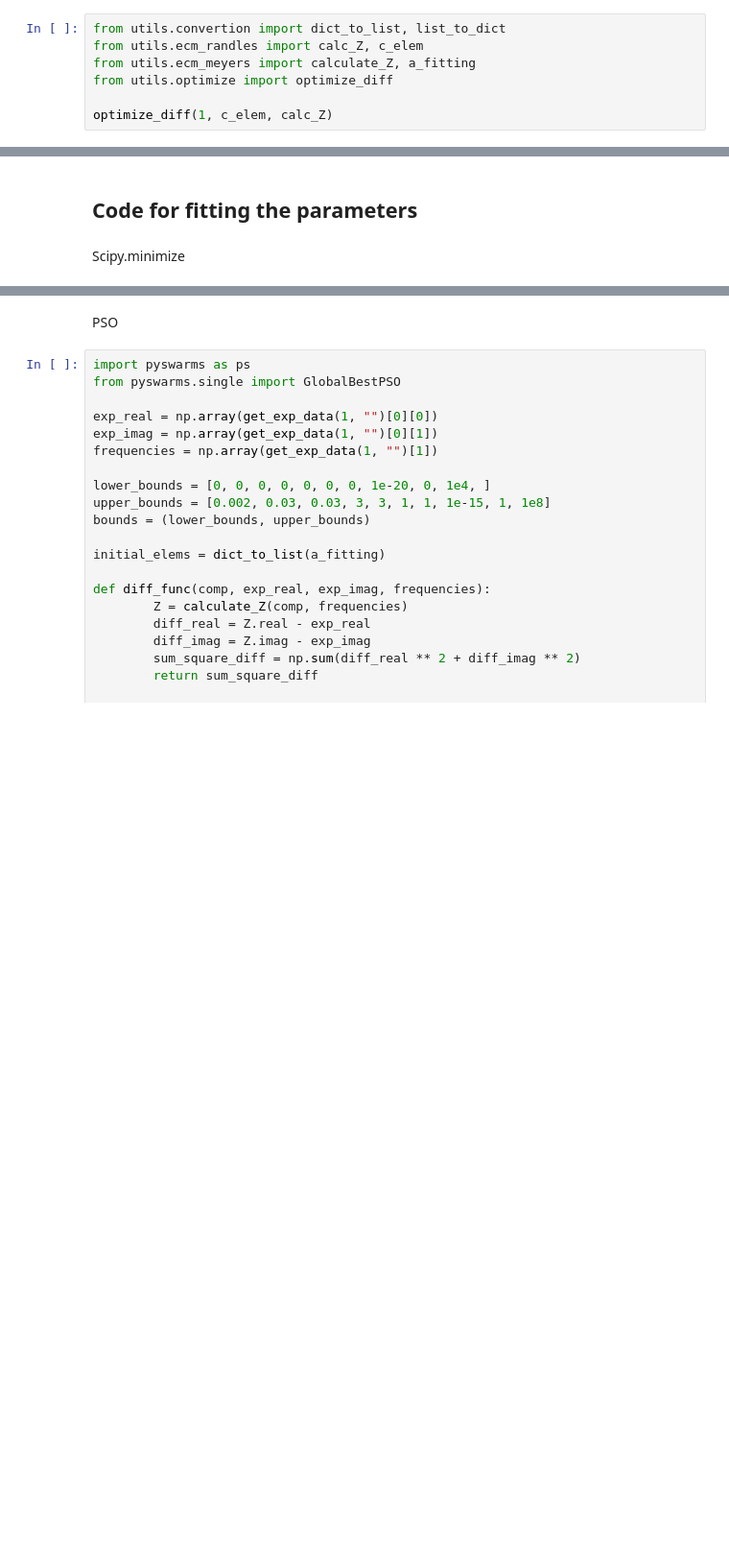
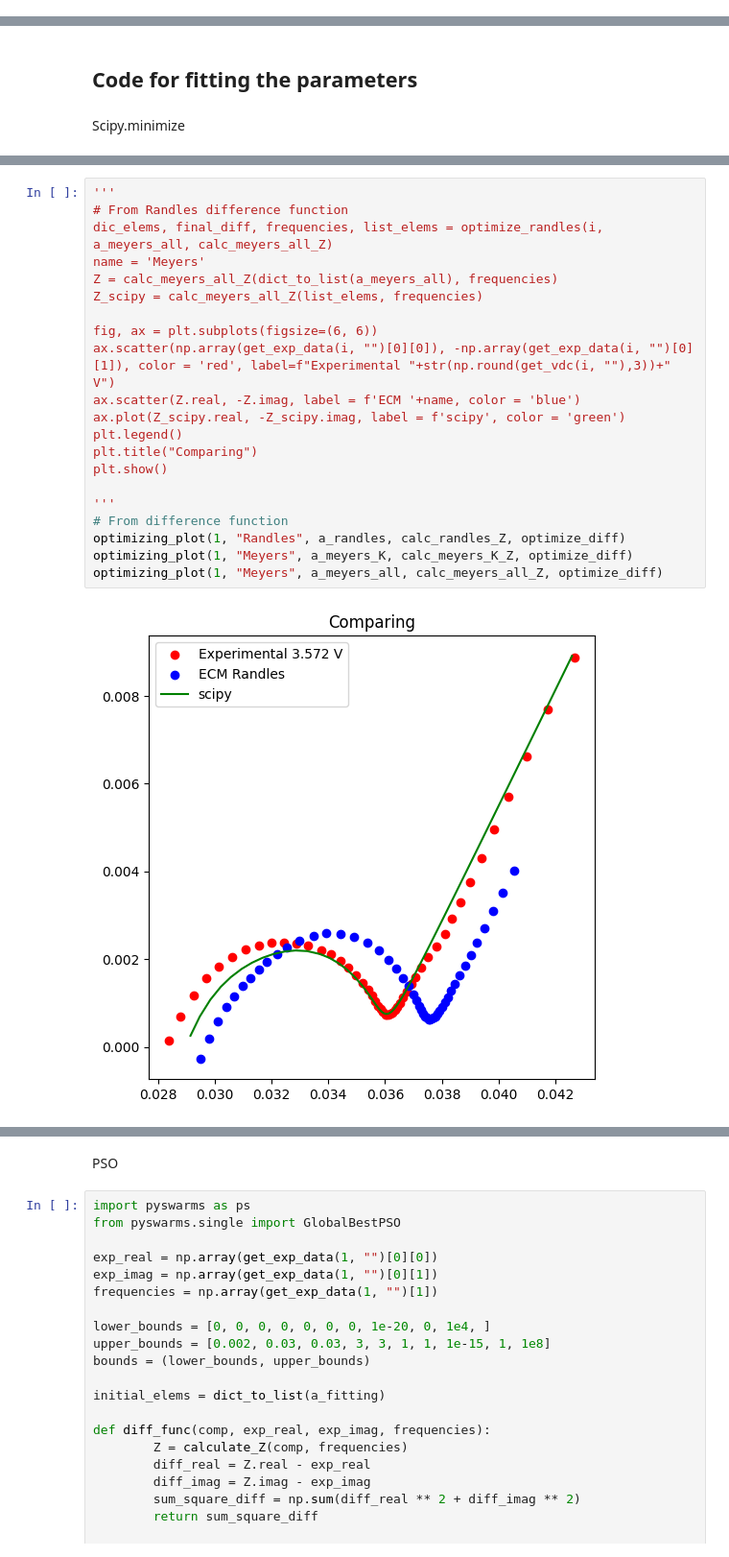
Before and after one commit to samaard2001/EIS-code, a Jupyter notebook: Code/EIS_ECM.ipynb, the cells around one changed output, grey strips where cells are left out. Shown at 96% size. Drawn from its saved outputs; the diff is of its cells as text; blank space fills up the shorter version.

Commit message:
Trying to optimize

```diff
--- a/Code/EIS_ECM.ipynb
+++ b/Code/EIS_ECM.ipynb
@@ -500,7 +537,0 @@ print(a_parametre)
-# %%
-from utils.convertion import dict_to_list, list_to_dict
-from utils.ecm_randles import calc_Z, c_elem
-from utils.ecm_meyers import calculate_Z, a_fitting
-from utils.optimize import optimize_diff
-
-optimize_diff(1, c_elem, calc_Z)
@@ -814,0 +880,23 @@ plt.show()
+# %%
+'''
+# From Randles difference function
+dic_elems, final_diff, frequencies, list_elems = optimize_randles(i, a_meyers_all, calc_meyers_all_Z)
+name = 'Meyers'
+Z = calc_meyers_all_Z(dict_to_list(a_meyers_all), frequencies)
+Z_scipy = calc_meyers_all_Z(list_elems, frequencies)
+
+fig, ax = plt.subplots(figsize=(6, 6))
+ax.scatter(np.array(get_exp_data(i, "")[0][0]), -np.array(get_exp_data(i, "")[0][1]), color = 'red', label=f"Experimental "+str(np.round(get_vdc(i, ""),3))+" V")
+ax.scatter(Z.real, -Z.imag, label = f'ECM '+name, color = 'blue')
+ax.plot(Z_scipy.real, -Z_scipy.imag, label = f'scipy', color = 'green')
+plt.legend()
+plt.title("Comparing")
+plt.show()
+
+'''
+# From difference function
+optimizing_plot(1, "Randles", a_randles, calc_randles_Z, optimize_diff)
+optimizing_plot(1, "Meyers", a_meyers_K, calc_meyers_K_Z, optimize_diff)
+optimizing_plot(1, "Meyers", a_meyers_all, calc_meyers_all_Z, optimize_diff)
+# %% [output]
+[figure, added]
```
Also changed, not shown: parts of 25 cells of this notebook, 7 other files.
